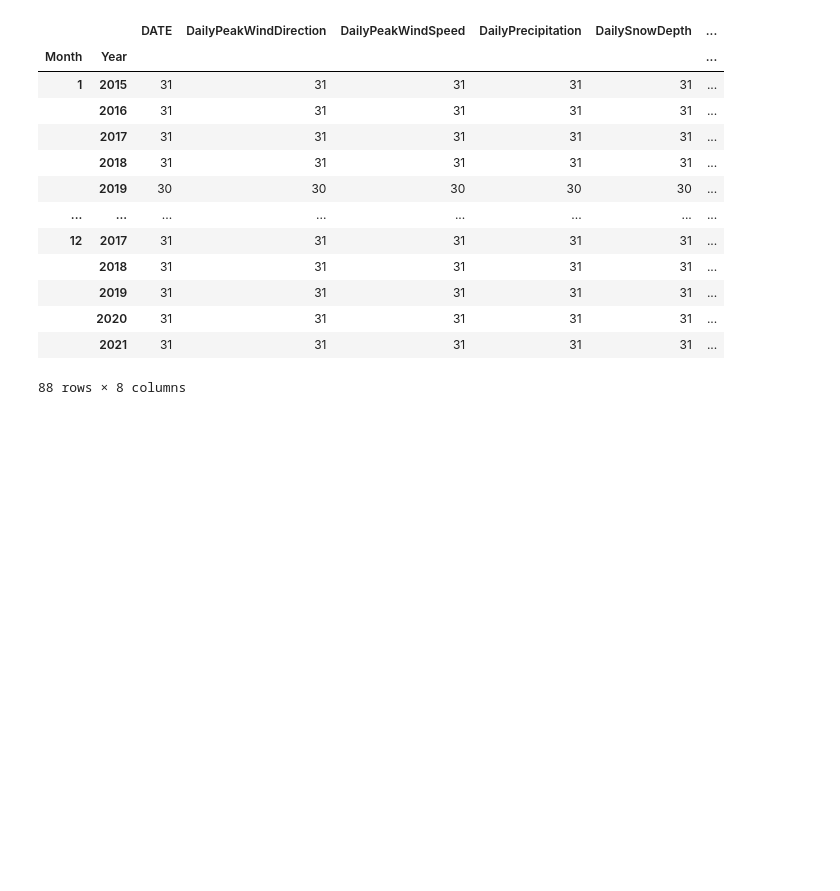
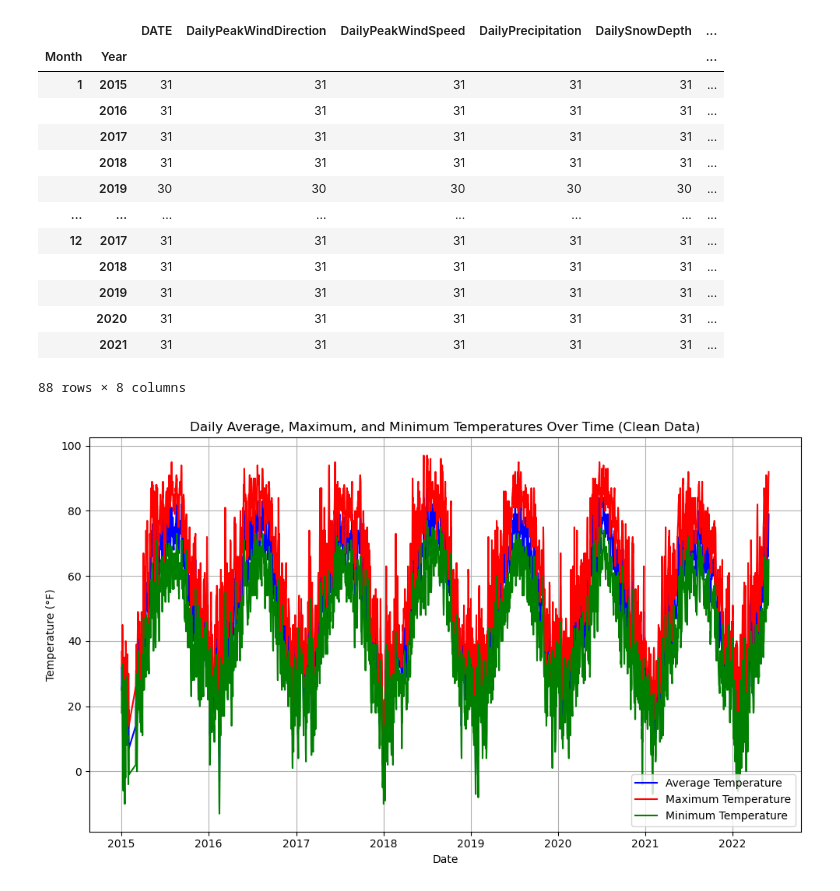
Before and after one commit to connerdekok/Albany_New_York_Weather, a Jupyter notebook: new_york.ipynb, the cells around one changed output. Cells and saved outputs as stored; diff of their text form; code cells hidden in the pictures; blank space fills up the shorter version.

Commit message:
added some line chart

```diff
--- a/new_york.ipynb
+++ b/new_york.ipynb
@@ -165,3 +166,29 @@ ny_weather_clean_sorted_df.count()
 # Emily starts below here
 # %%
 #Oumar starts here
+# %%
+# The necessary temperature columns back to the cleaned dataset
+ny_weather_clean_df['DailyMaximumDryBulbTemperature'] = ny_weather_df['DailyMaximumDryBulbTemperature']
+ny_weather_clean_df['DailyMinimumDryBulbTemperature'] = ny_weather_df['DailyMinimumDryBulbTemperature']
+ny_weather_clean_df['DailyAverageDryBulbTemperature'] = ny_weather_df['DailyAverageDryBulbTemperature']
+# %%
+# Convert 'DATE' column to datetime format
+ny_weather_clean_df['DATE'] = pd.to_datetime(ny_weather_clean_df['DATE'])
+
+# Plot the daily average, maximum, and minimum temperatures
+plt.figure(figsize=(10, 6))
+plt.plot(ny_weather_clean_df['DATE'], ny_weather_clean_df['DailyAverageDryBulbTemperature'], label='Average Temperature', color='blue')
+plt.plot(ny_weather_clean_df['DATE'], ny_weather_clean_df['DailyMaximumDryBulbTemperature'], label='Maximum Temperature', color='red')
+plt.plot(ny_weather_clean_df['DATE'], ny_weather_clean_df['DailyMinimumDryBulbTemperature'], label='Minimum Temperature', color='green')
+# Labels and title
+plt.title('Daily Average, Maximum, and Minimum Temperatures Over Time (Clean Data)')
+plt.xlabel('Date')
+plt.ylabel('Temperature (°F)')
+plt.legend()
+plt.grid(True)
+
+# Display the plot
+plt.tight_layout()
+plt.show()
+# %% [output]
+[figure, added]
```
Also changed, not shown: parts of 11 cells of this notebook.
